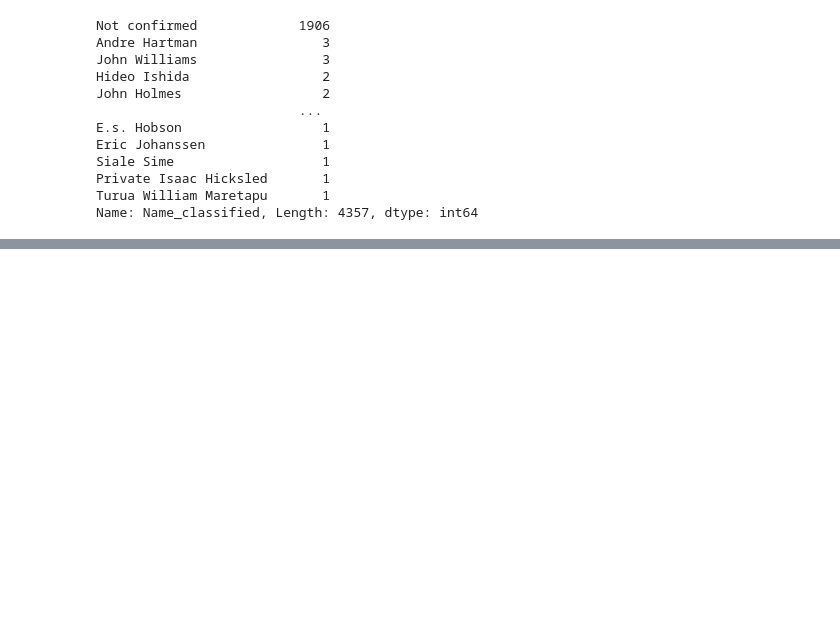
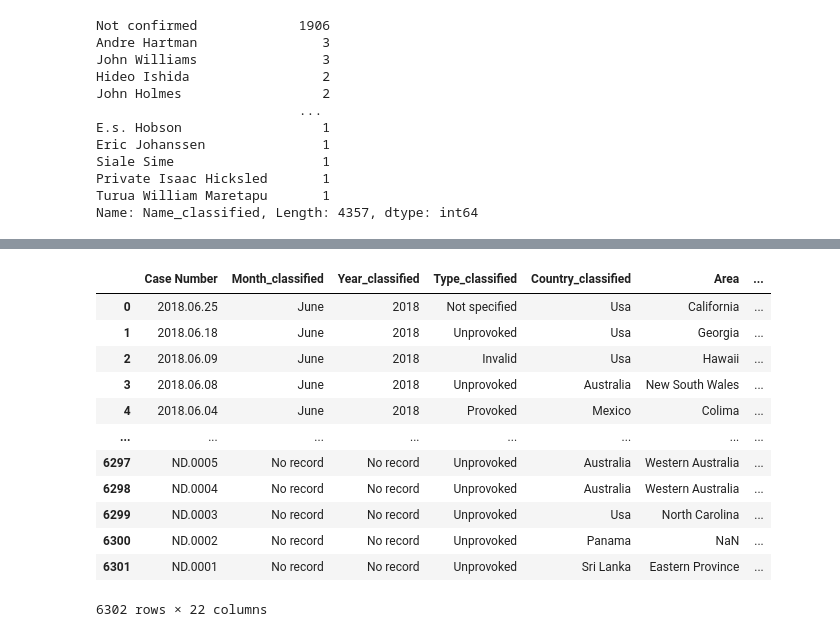
Before and after one commit to smunozan/datamex_082020, a Jupyter notebook: module-1/pandas-project/your-code/data-wrangling.ipynb, the cells around one changed output, grey strips where cells are left out. Drawn from its saved outputs; the diff is of its cells as text; code cells hidden in the pictures; blank space fills up the shorter version.

```diff
--- a/module-1/pandas-project/your-code/data-wrangling.ipynb
+++ b/module-1/pandas-project/your-code/data-wrangling.ipynb
@@ -841,0 +851,18 @@ Otago Witness, 2/17/1877
+# %%
+attacks_clean = attacks_no_null[["Case Number","Month_classified","Year_classified","Type_classified","Country_classified","Area","Location","Activity_classified","Name_classified","Sex_classified","Age_classified","Injury_classified","Fatal_classified","Time_classified","Species_classified","Investigator or Source","pdf","href formula","href","Case Number.1","Case Number.2","original order"]].copy()
+# %%
+attacks_clean
+# %% [output]
+|  | Case Number | Month_classified | Year_classified | Type_classified | Country_classified | Area | ... |
+| 0 | 2018.06.25 | June | 2018 | Not specified | Usa | California | ... |
+| 1 | 2018.06.18 | June | 2018 | Unprovoked | Usa | Georgia | ... |
+| 2 | 2018.06.09 | June | 2018 | Invalid | Usa | Hawaii | ... |
+| 3 | 2018.06.08 | June | 2018 | Unprovoked | Australia | New South Wales | ... |
+| 4 | 2018.06.04 | June | 2018 | Provoked | Mexico | Colima | ... |
+| ... | ... | ... | ... | ... | ... | ... | ... |
+| 6297 | ND.0005 | No record | No record | Unprovoked | Australia | Western Australia | ... |
+| 6298 | ND.0004 | No record | No record | Unprovoked | Australia | Western Australia | ... |
+| 6299 | ND.0003 | No record | No record | Unprovoked | Usa | North Carolina | ... |
+| 6300 | ND.0002 | No record | No record | Unprovoked | Panama | NaN | ... |
+| 6301 | ND.0001 | No record | No record | Unprovoked | Sri Lanka | Eastern Province | ... |
+6302 rows × 22 columns
```
Also changed, not shown: parts of 8 cells of this notebook, 5 other files.
